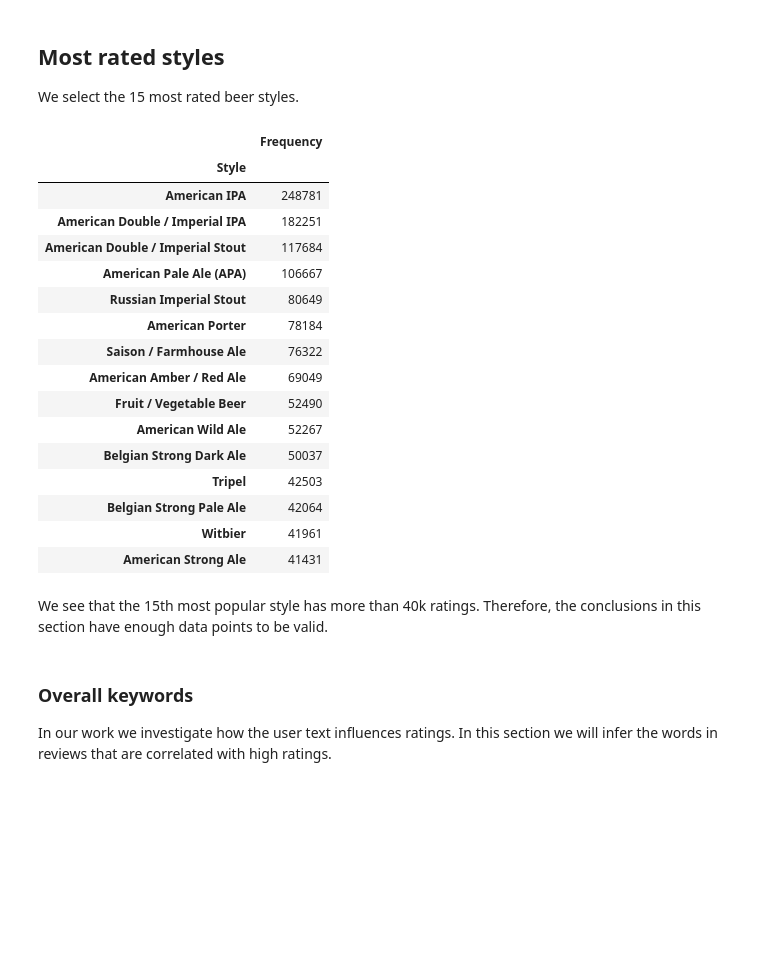
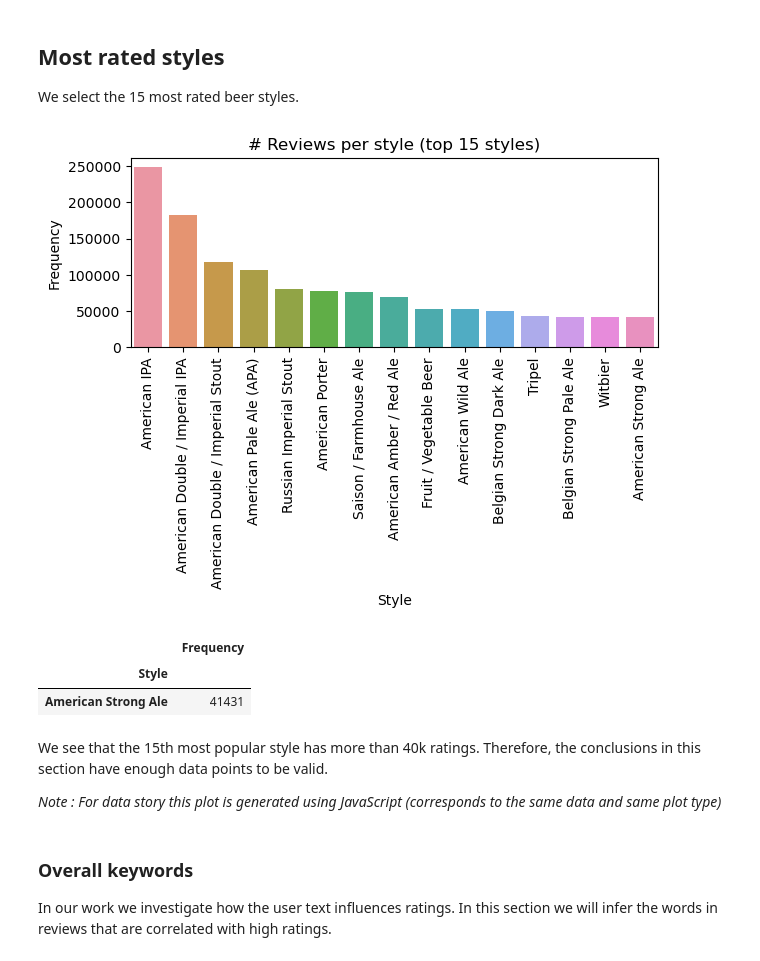
Before and after one commit to epfl-ada/ada-2022-project-rakijada, a Jupyter notebook: notebooks_organization/styles_investigation.ipynb, the cells around one changed output. Cells and saved outputs as stored; diff of their text form; code cells hidden in the pictures; blank space fills up the shorter version.

```diff
--- a/notebooks_organization/styles_investigation.ipynb
+++ b/notebooks_organization/styles_investigation.ipynb
@@ -39,27 +40,25 @@ We select the 15 most rated beer styles.
 # 15 most rated beer styles
 top_styles = reviews.groupby('Style')['Date'].count().sort_values(ascending=False).head(15)
 top_styles = pd.DataFrame(top_styles.rename('Frequency'))
-top_styles
-# %% [output]
-|  | Frequency |
-| Style |  |
-| American IPA | 248781 |
-| American Double / Imperial IPA | 182251 |
-| American Double / Imperial Stout | 117684 |
-| American Pale Ale (APA) | 106667 |
-| Russian Imperial Stout | 80649 |
-| American Porter | 78184 |
-| Saison / Farmhouse Ale | 76322 |
-| American Amber / Red Ale | 69049 |
-| Fruit / Vegetable Beer | 52490 |
-| American Wild Ale | 52267 |
-| Belgian Strong Dark Ale | 50037 |
-| Tripel | 42503 |
-| Belgian Strong Pale Ale | 42064 |
-| Witbier | 41961 |
-| American Strong Ale | 41431 |
+# %%
+sns.barplot(data=top_styles, x=top_styles.index, y=top_styles.Frequency)
+plt.xticks(rotation=90)
+plt.tight_layout()
+plt.title('# Reviews per style (top 15 styles)')
+plt.show()
+# %% [output]
+[figure, added]
+# %%
+# least rated popular beer
+top_styles.tail(1)
+# %% [output]
+|  | Frequency |
+| Style |  |
+| American Strong Ale | 41431 |
 # %% [markdown]
 We see that the 15th most popular style has more than 40k ratings. Therefore, the conclusions in this section have enough data points to be valid.
+
+_Note : For data story this plot is generated using JavaScript (corresponds to the same data and same plot type)_
 # %% [markdown]
 ### Overall keywords
 
```
Also changed, not shown: parts of 32 cells of this notebook.
